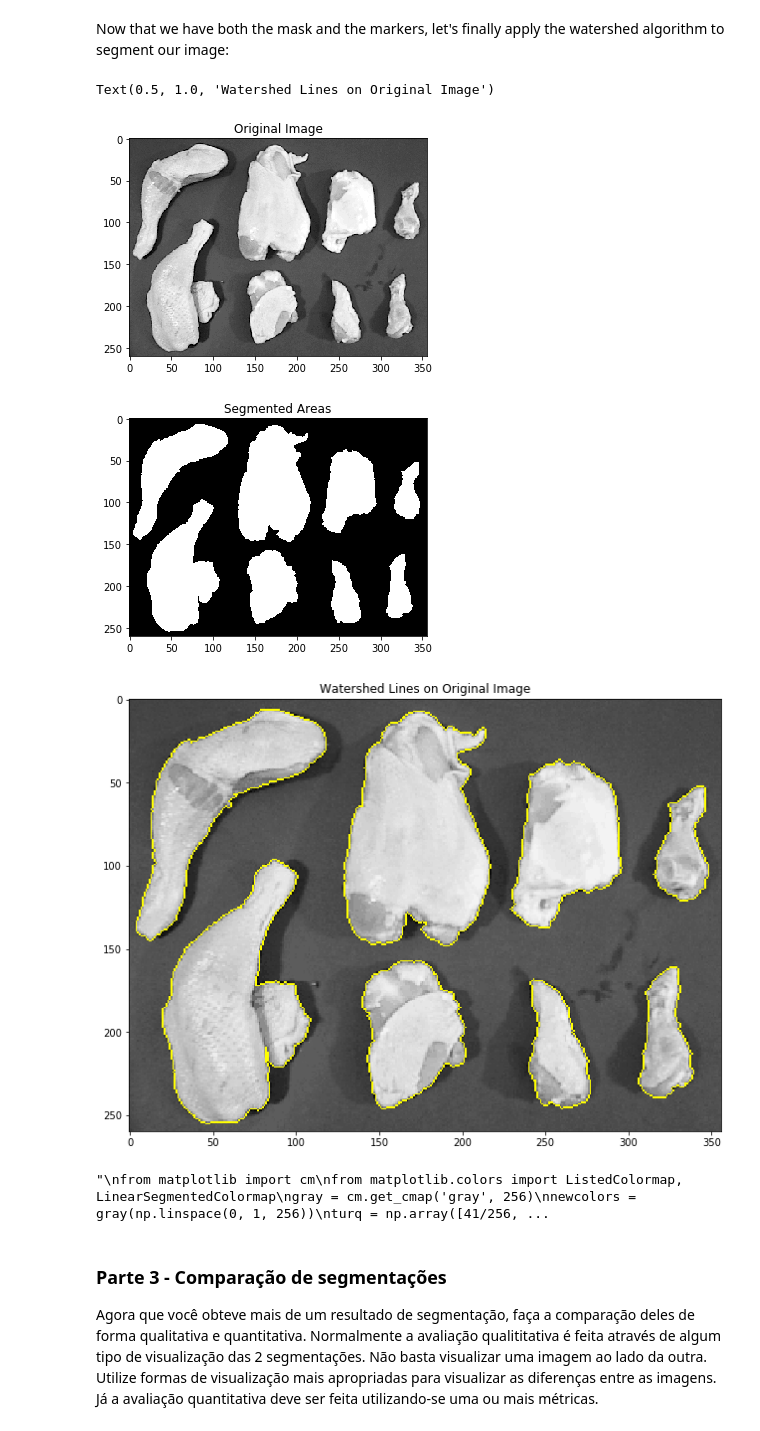
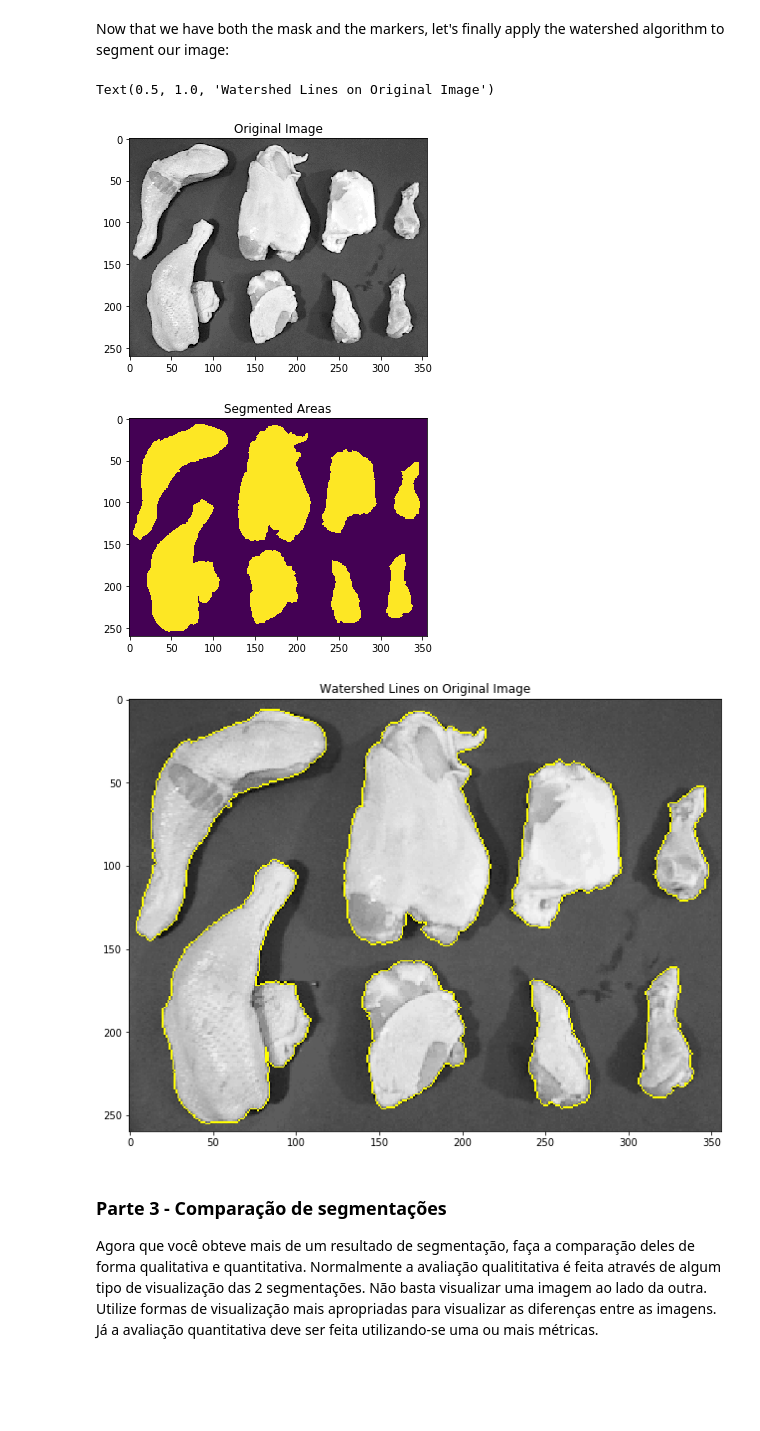
Before and after one commit to andre91998/EA979, a Jupyter notebook: 1S2020/EA979A_Ex05_AndreMedeiros.ipynb, the cells around one changed output. Saved outputs shown, nothing was run; the diff lists cells and outputs as text; code cells hidden in the pictures; blank space fills up the shorter version.

```diff
--- a/1S2020/EA979A_Ex05_AndreMedeiros.ipynb
+++ b/1S2020/EA979A_Ex05_AndreMedeiros.ipynb
@@ -192,38 +191,26 @@ Image.fromarray(markers.astype(np.uint8)*255) #show markers to be used in waters
 # %% [markdown]
 Now that we have both the mask and the markers, let's finally apply the watershed algorithm to segment our image:
 # %%
-h = b - mm.erosion(b, mm.diamond(3))
-markers = m_int.astype(np.uint8)*255
-i = watershed(h,markers,mask=d.astype(np.uint8)*255)
+markers = markers.astype(np.uint8)*255
+i = watershed(a,markers,mask=d.astype(np.uint8)*255) #run watershed on image, with the above markers and mask
 
-
+#Show Original image, segmented areas, and Original Image with Watershed lines
 plt.figure(1)
 plt.imshow(a, cmap='gray')
 plt.title('Original Image')
+
 plt.figure(2)
-plt.imshow(i, cmap='gray')
+plt.imshow(i)
 plt.title('Segmented Areas')
+
 plt.figure(3,figsize=(14,8))
 plt.imshow(mark_boundaries(a,i))
 plt.title('Watershed Lines on Original Image')
 # %% [output]
 Text(0.5, 1.0, 'Watershed Lines on Original Image')
 [figure]
-[figure, old version]
+[figure, new version]
 [figure]
-# %%
-"""
-from matplotlib import cm
-from matplotlib.colors import ListedColormap, LinearSegmentedColormap
-gray = cm.get_cmap('gray', 256)
-newcolors = gray(np.linspace(0, 1, 256))
-turq = np.array([41/256, 241/256, 195/256, 1])
-newcolors[127:, :] = turq
-newcmp = ListedColormap(newcolors)
-plt.imshow(i,newcmp)
-"""
-# %% [output]
-"\nfrom matplotlib import cm\nfrom matplotlib.colors import ListedColormap, LinearSegmentedColormap\ngray = cm.get_cmap('gray', 256)\nnewcolors = gray(np.linspace(0, 1, 256))\nturq = np.array([41/256, ...
 # %% [markdown]
 ### Parte 3 - Comparação de segmentações
 
```
Also changed, not shown: parts of 12 cells of this notebook.
